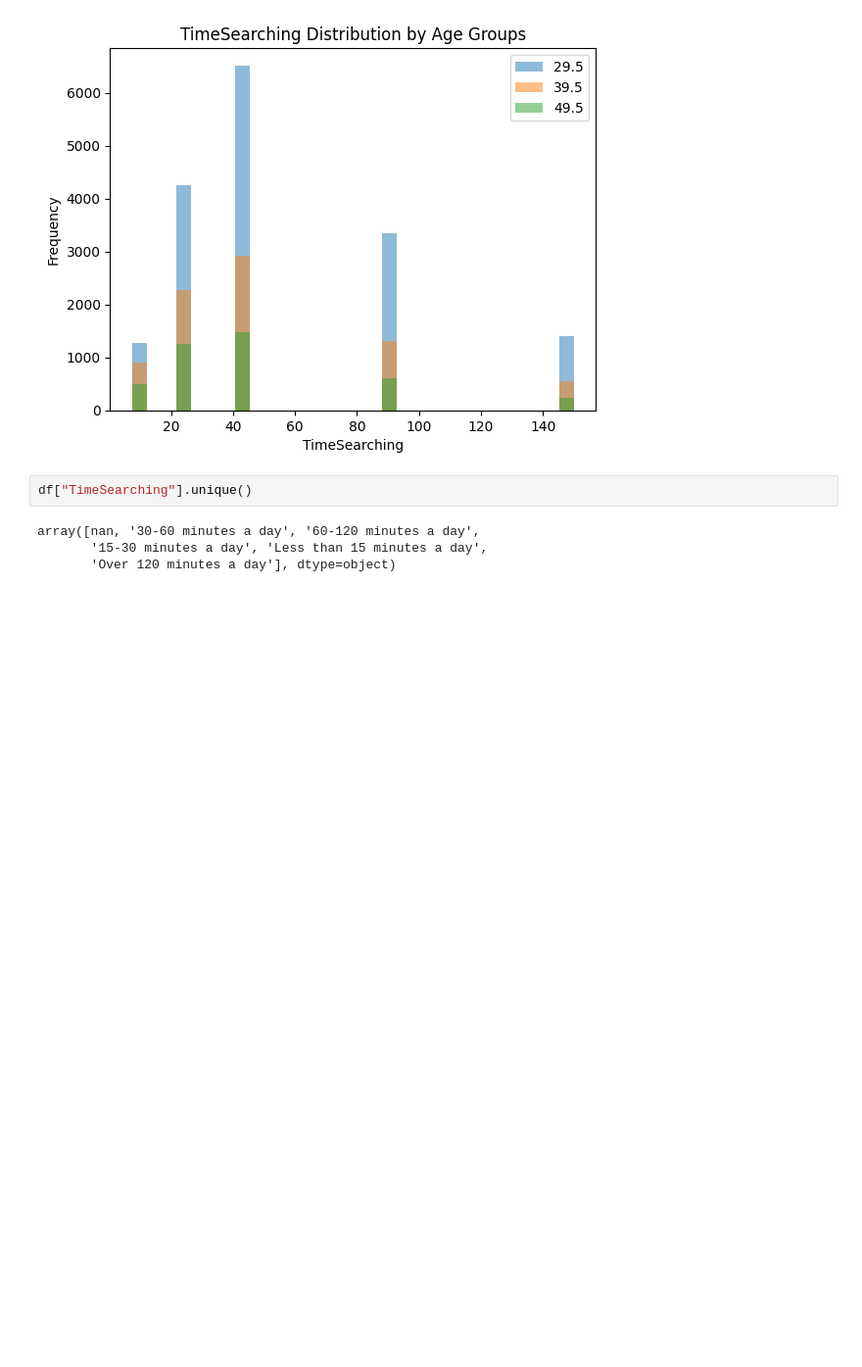
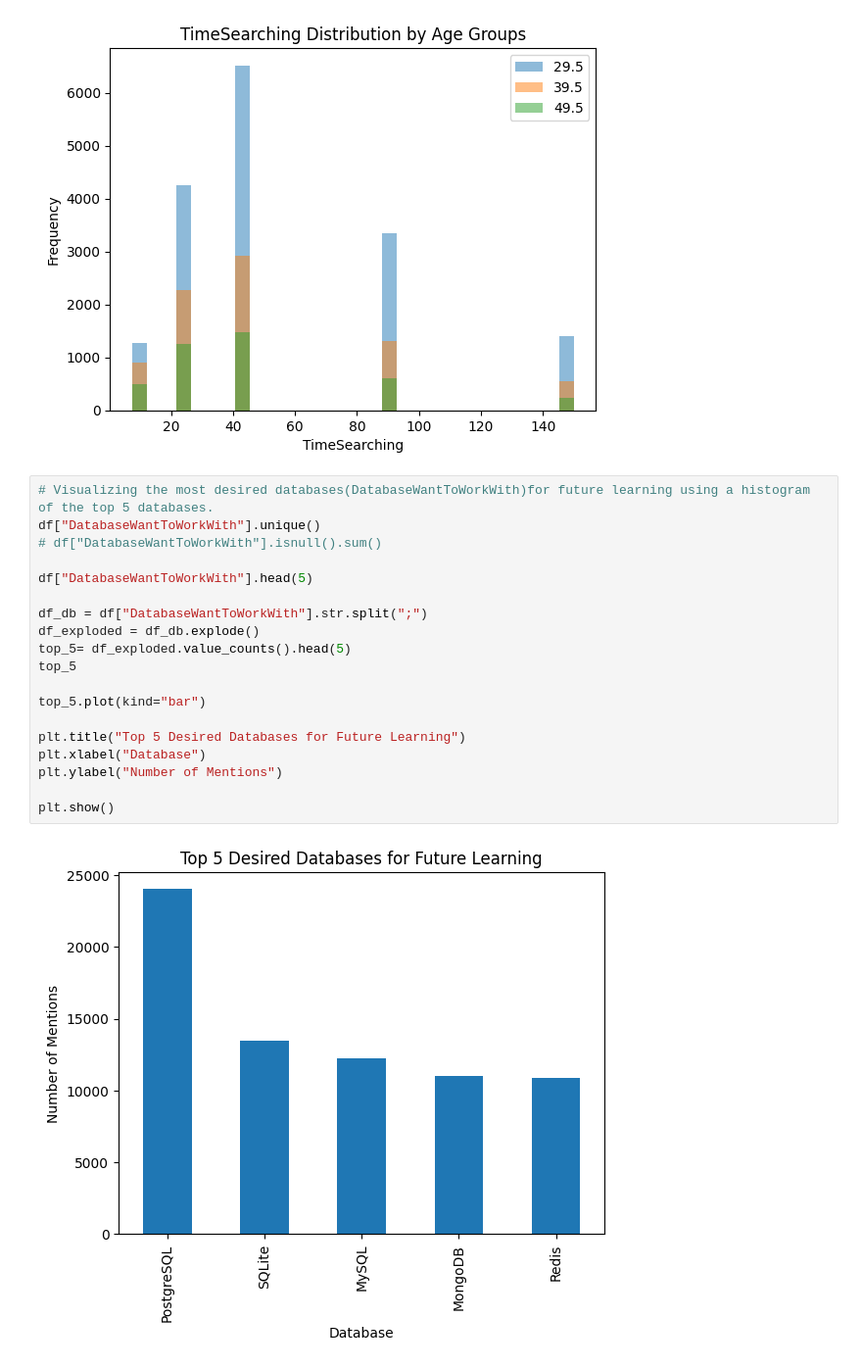
Before and after one commit to dev-evelin/ibm-data-analyst-capstone, a Jupyter notebook: notebooks/04_Data_Visualization.ipynb, the cells around one changed output. Shown at 98% size. Cells and saved outputs as stored; diff of their text form; blank space fills up the shorter version.

```diff
--- a/notebooks/04_Data_Visualization.ipynb
+++ b/notebooks/04_Data_Visualization.ipynb
@@ -432,8 +432,23 @@ plt.show()
 # %% [output]
 [figure]
 # %%
-df["TimeSearching"].unique()
+# Visualizing the most desired databases(DatabaseWantToWorkWith)for future learning using a histogram of the top 5 databases.
+df["DatabaseWantToWorkWith"].unique()
+# df["DatabaseWantToWorkWith"].isnull().sum()
+
+df["DatabaseWantToWorkWith"].head(5)
+
+df_db = df["DatabaseWantToWorkWith"].str.split(";")
+df_exploded = df_db.explode()
+top_5= df_exploded.value_counts().head(5)
+top_5
+
+top_5.plot(kind="bar")
+
+plt.title("Top 5 Desired Databases for Future Learning")
+plt.xlabel("Database")
+plt.ylabel("Number of Mentions")
+
+plt.show()
 # %% [output]
-array([nan, '30-60 minutes a day', '60-120 minutes a day',
-       '15-30 minutes a day', 'Less than 15 minutes a day',
-       'Over 120 minutes a day'], dtype=object)
+[figure, added]
```
Also changed, not shown: parts of 6 cells of this notebook.
